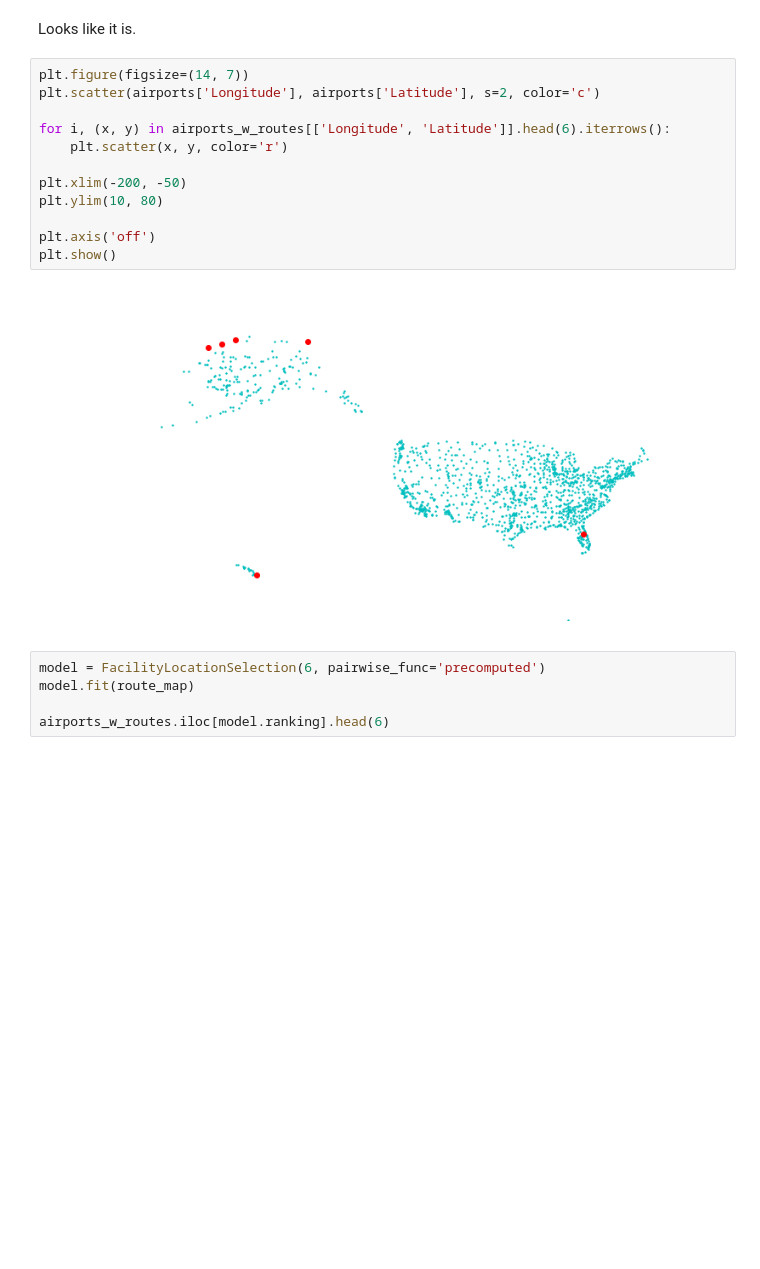
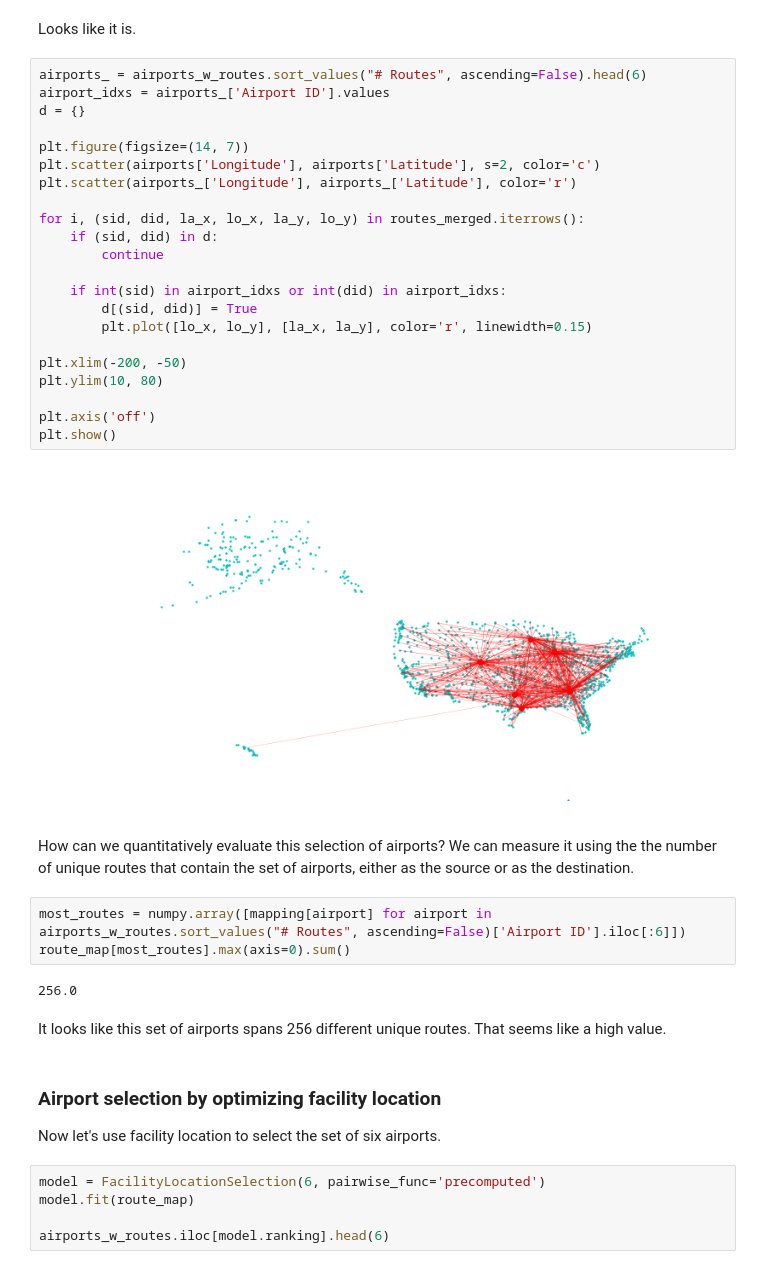
Before and after one commit to jmschrei/apricot, a Jupyter notebook: tutorials/Airport Selection.ipynb, the cells around one changed output. Saved outputs shown, nothing was run; the diff lists cells and outputs as text; blank space fills up the shorter version.

Commit message:
ADD airport tutorial updates

```diff
--- a/tutorials/Airport Selection.ipynb
+++ b/tutorials/Airport Selection.ipynb
@@ -143,19 +146,42 @@ airports_w_routes.sort_values("# Routes", ascending=False).head()
 # %% [markdown]
 Looks like it is.
 # %%
+airports_ = airports_w_routes.sort_values("# Routes", ascending=False).head(6)
+airport_idxs = airports_['Airport ID'].values
+d = {}
+
 plt.figure(figsize=(14, 7))
 plt.scatter(airports['Longitude'], airports['Latitude'], s=2, color='c')
+plt.scatter(airports_['Longitude'], airports_['Latitude'], color='r')
 
-for i, (x, y) in airports_w_routes[['Longitude', 'Latitude']].head(6).iterrows():
-    plt.scatter(x, y, color='r')
+for i, (sid, did, la_x, lo_x, la_y, lo_y) in routes_merged.iterrows():
+    if (sid, did) in d:
+        continue
+
+    if int(sid) in airport_idxs or int(did) in airport_idxs:
+        d[(sid, did)] = True
+        plt.plot([lo_x, lo_y], [la_x, la_y], color='r', linewidth=0.15)
 
 plt.xlim(-200, -50)
 plt.ylim(10, 80)
 
 plt.axis('off')
 plt.show()
 # %% [output]
-[figure, old version]
+[figure, new version]
+# %% [markdown]
+How can we quantitatively evaluate this selection of airports? We can measure it using the the number  of unique routes that contain the set of airports, either as the source or as the destination.
+# %%
+most_routes = numpy.array([mapping[airport] for airport in airports_w_routes.sort_values("# Routes", ascending=False)['Airport ID'].iloc[:6]])
+route_map[most_routes].max(axis=0).sum()
+# %% [output]
+256.0
+# %% [markdown]
+It looks like this set of airports spans 256 different unique routes. That seems like a high value.
+# %% [markdown]
+### Airport selection by optimizing facility location
+
+Now let's use facility location to select the set of six airports.
 # %%
 model = FacilityLocationSelection(6, pairwise_func='precomputed')
 model.fit(route_map)
```
Also changed, not shown: parts of 6 cells of this notebook.
